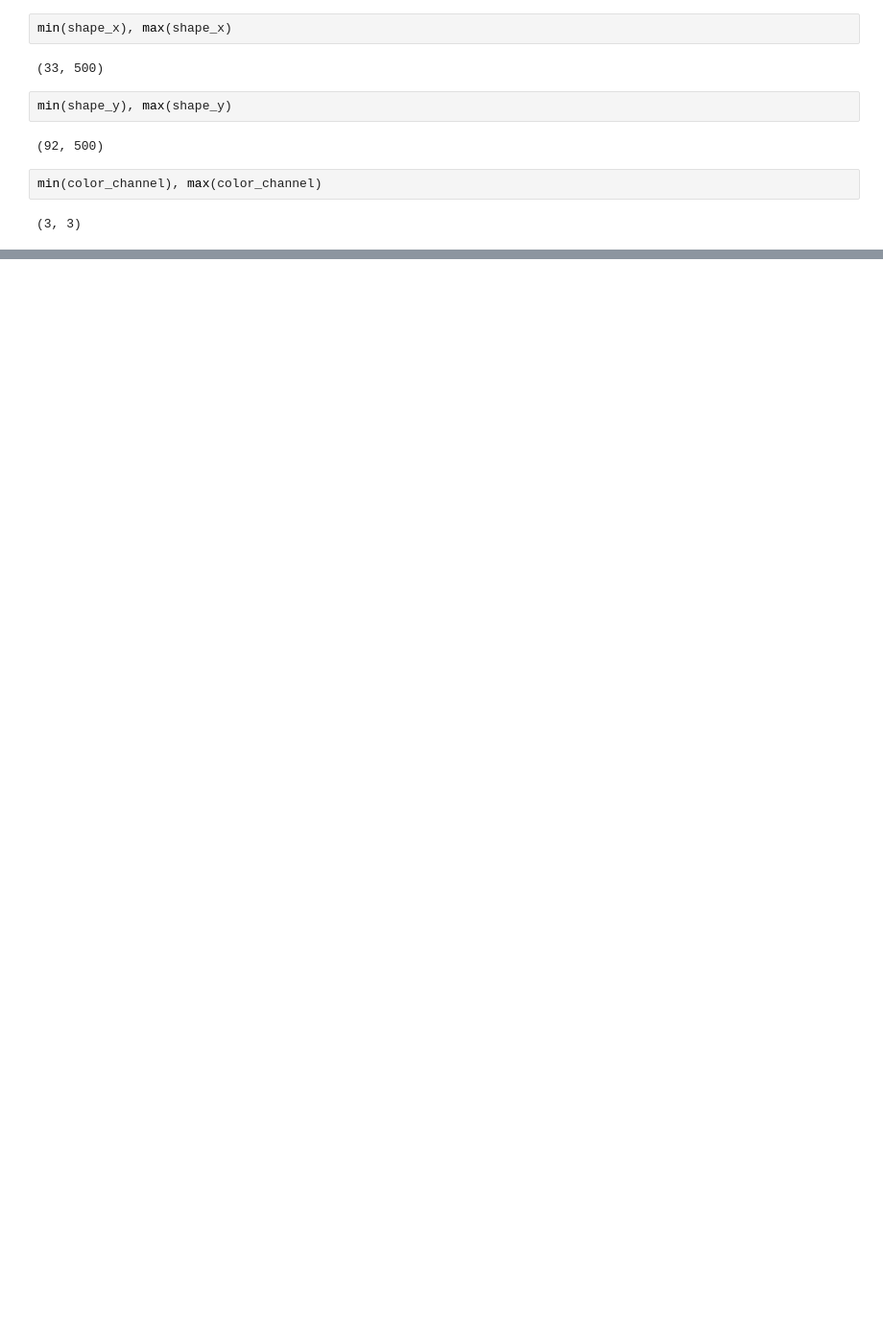
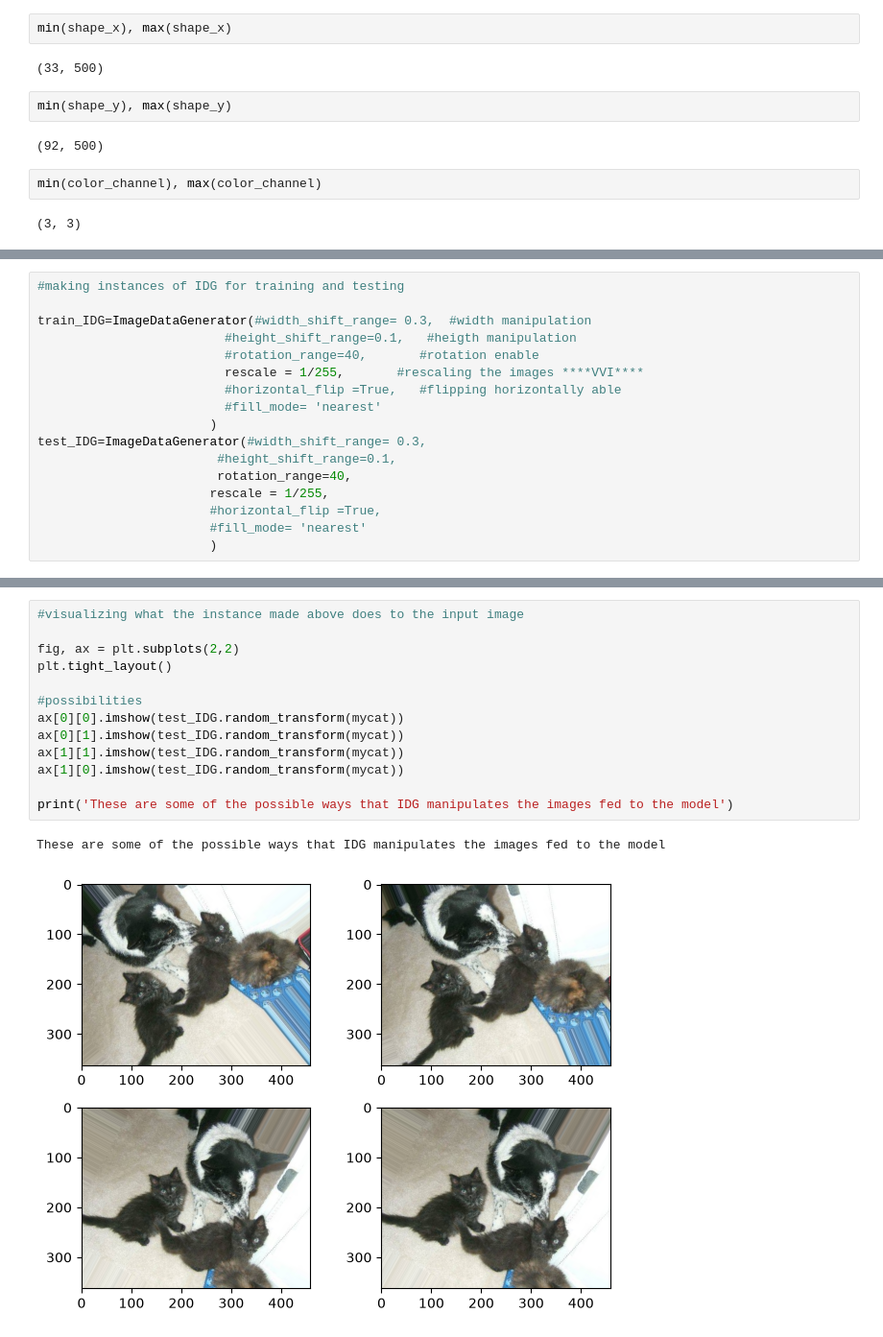
Before and after one commit to udrai10/Pro2_CNN_binary_image_classification, a Jupyter notebook: notebooks/cnn_binary_image.ipynb, the cells around one changed output, grey strips where cells are left out. Shown at 96% size. Drawn from its saved outputs; the diff is of its cells as text; blank space fills up the shorter version.

```diff
--- a/notebooks/cnn_binary_image.ipynb
+++ b/notebooks/cnn_binary_image.ipynb
@@ -136,0 +147,17 @@ sns.displot(shape_x, bins=15, kde=True, color='red')
+# %%
+#making instances of IDG for training and testing
+
+train_IDG=ImageDataGenerator(#width_shift_range= 0.3,  #width manipulation
+                         #height_shift_range=0.1,   #heigth manipulation
+                         #rotation_range=40,       #rotation enable
+                         rescale = 1/255,       #rescaling the images ****VVI****
+                         #horizontal_flip =True,   #flipping horizontally able
+                         #fill_mode= 'nearest'
+                       )
+test_IDG=ImageDataGenerator(#width_shift_range= 0.3,
+                        #height_shift_range=0.1,
+                        rotation_range=40,
+                       rescale = 1/255,
+                       #horizontal_flip =True,
+                       #fill_mode= 'nearest'
+                       )
@@ -136,0 +196,16 @@ sns.displot(shape_x, bins=15, kde=True, color='red')
+# %%
+#visualizing what the instance made above does to the input image
+
+fig, ax = plt.subplots(2,2)
+plt.tight_layout()
+
+#possibilities
+ax[0][0].imshow(test_IDG.random_transform(mycat))
+ax[0][1].imshow(test_IDG.random_transform(mycat))
+ax[1][1].imshow(test_IDG.random_transform(mycat))
+ax[1][0].imshow(test_IDG.random_transform(mycat))
+
+print('These are some of the possible ways that IDG manipulates the images fed to the model')
+# %% [output]
+These are some of the possible ways that IDG manipulates the images fed to the model
+[figure, added]
```
Also changed, not shown: parts of 9 cells of this notebook.
